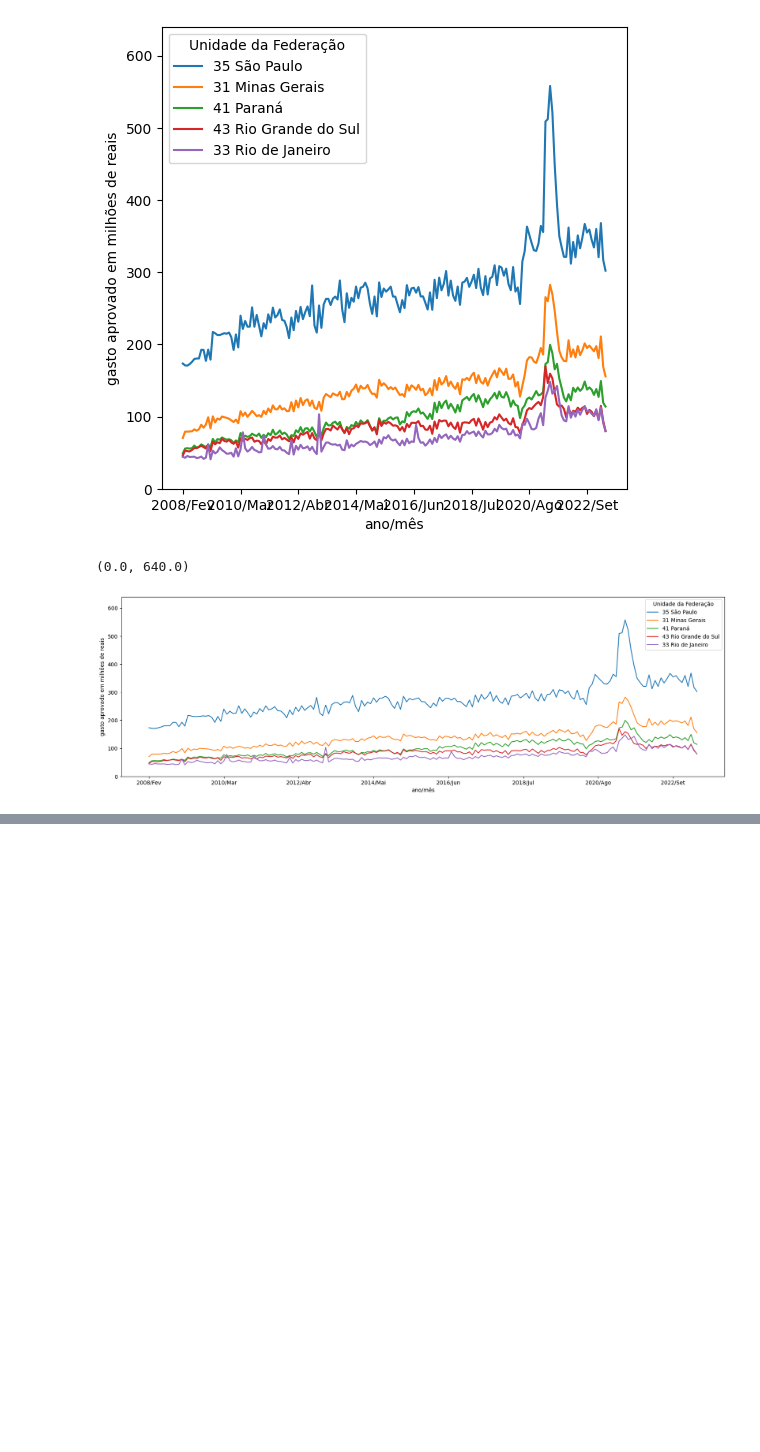
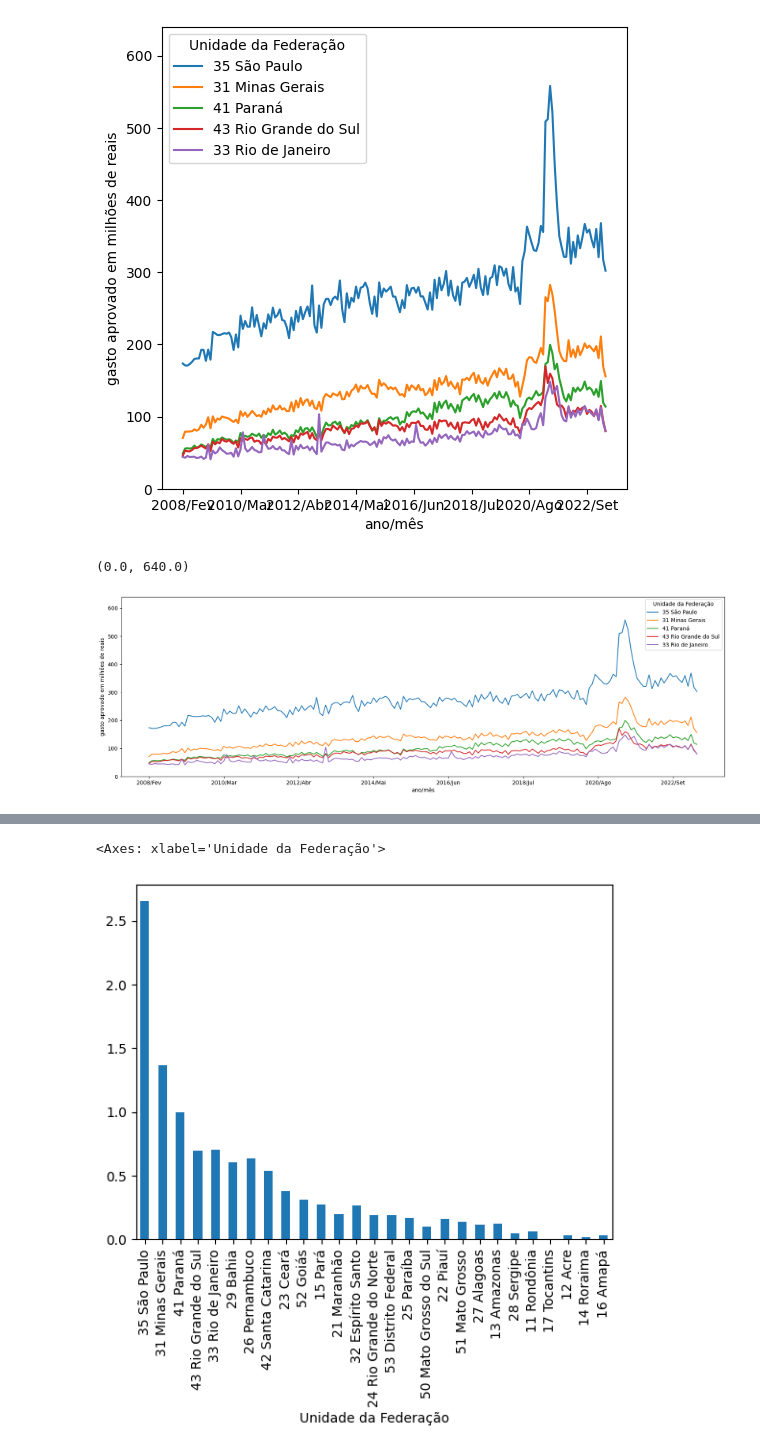
Before and after one commit to giulianafernandes/pos-tech_data_analytics, a Jupyter notebook: análise_exploratória_de_dados-produção_hospitalar.ipynb, the cells around one changed output, grey strips where cells are left out. Drawn from its saved outputs; the diff is of its cells as text; code cells hidden in the pictures; blank space fills up the shorter version.

```diff
--- a/análise_exploratória_de_dados-produção_hospitalar.ipynb
+++ b/análise_exploratória_de_dados-produção_hospitalar.ipynb
@@ -627,0 +777,3 @@ plt.ylim(0,640)
+# %%
+tabela_de_comparacao = gastos_do_mais_recente / gastos_do_mais_recente.loc['41 Paraná']
+tabela_de_comparacao.head()
@@ -627,0 +788,5 @@ plt.ylim(0,640)
+# %%
+tabela_de_comparacao.plot(kind='bar')
+# %% [output]
+<Axes: xlabel='Unidade da Federação'>
+[figure, added]
```
Also changed, not shown: parts of 34 cells of this notebook, 1 other file.
